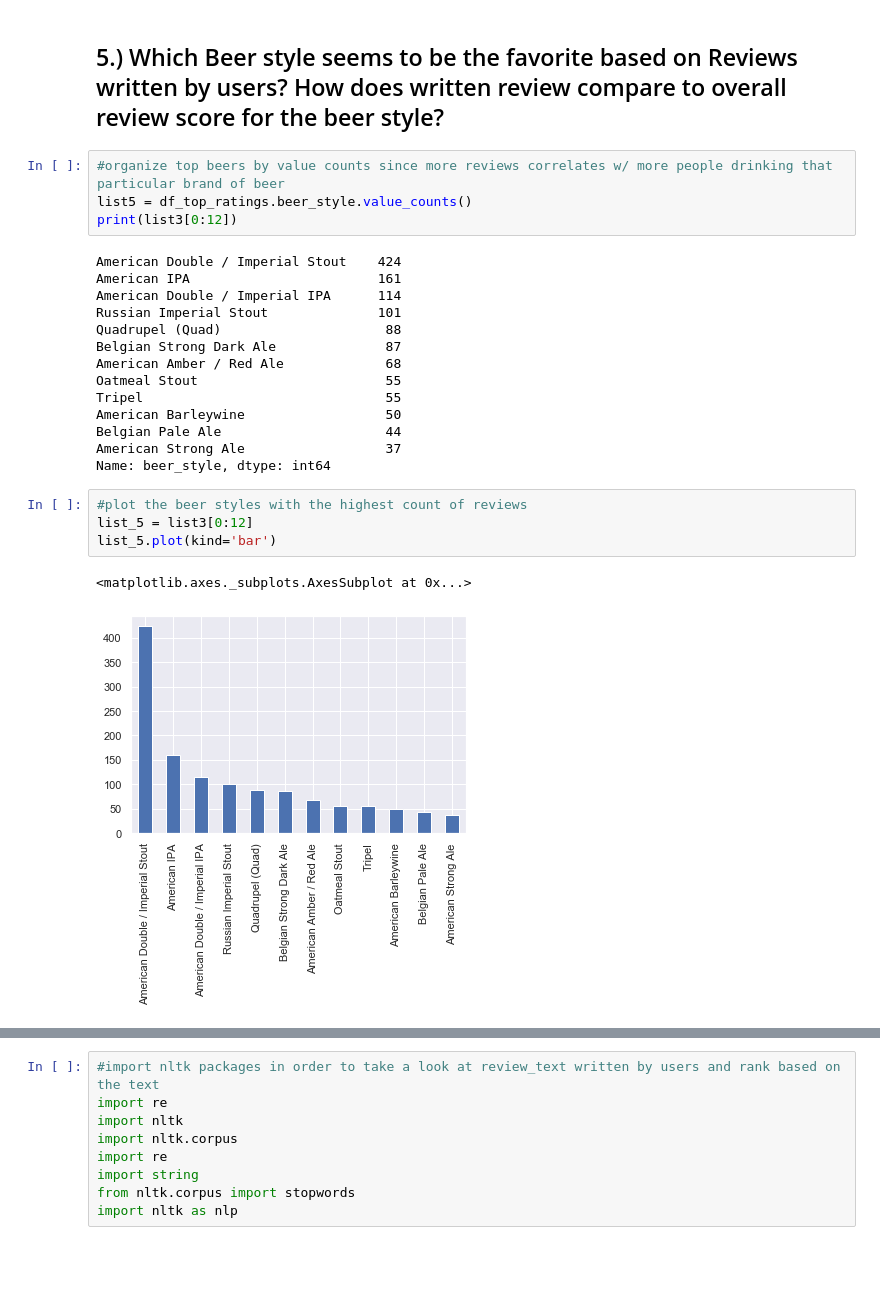
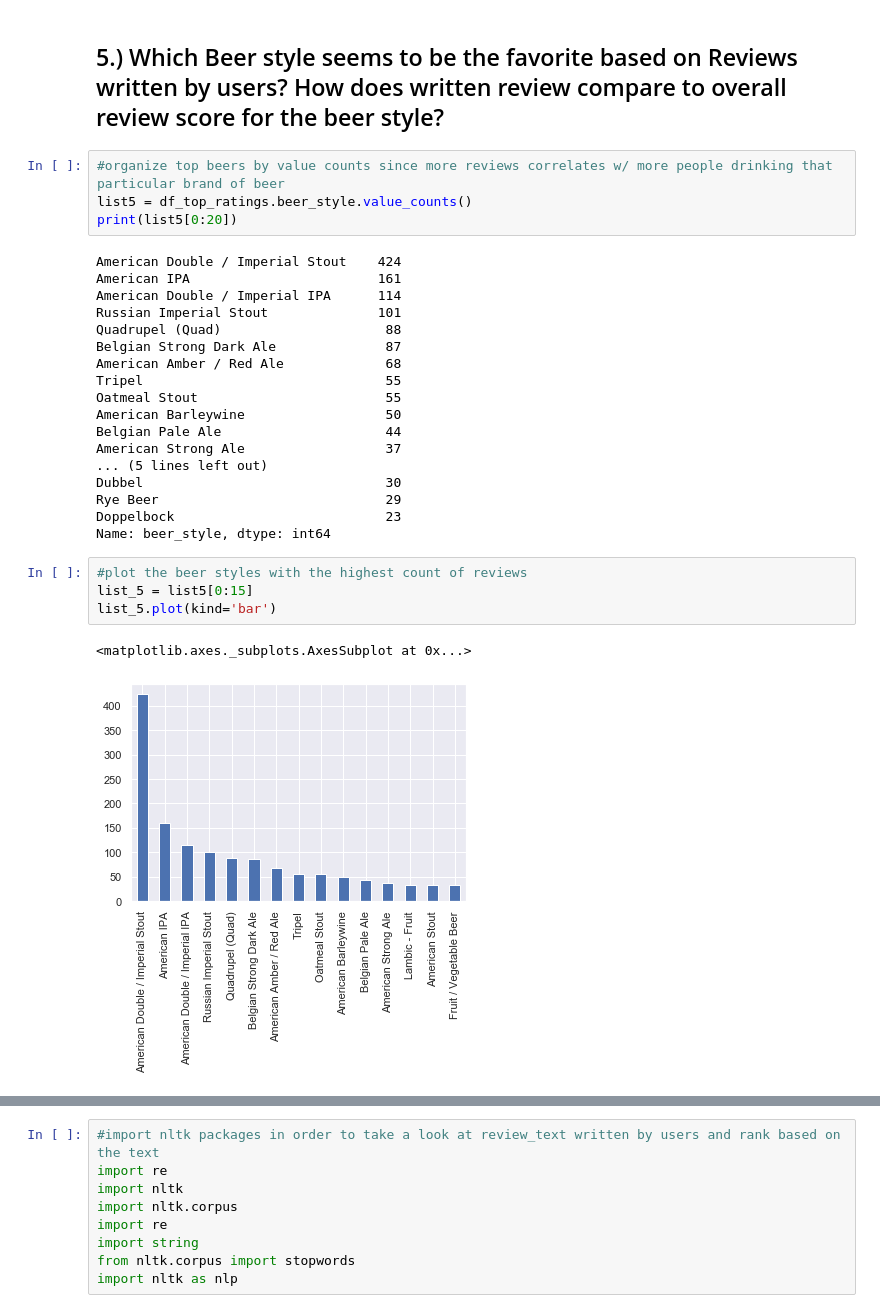
Before and after one commit to rose620/beer_analysis, a Jupyter notebook: Beer_Analysis.ipynb, the cells around one changed output, grey strips where cells are left out. Cells and saved outputs as stored; diff of their text form; blank space fills up the shorter version.

```diff
--- a/Beer_Analysis.ipynb
+++ b/Beer_Analysis.ipynb
@@ -538,7 +493,7 @@ array(["Samuel Smith's Oatmeal Stout", 'Scotch Ale', 'Moosehead Lager',
 # %%
 #organize top beers by value counts since more reviews correlates w/ more people drinking that particular brand of beer
 list5 = df_top_ratings.beer_style.value_counts()
-print(list3[0:12])
+print(list5[0:20])
 # %% [output]
 American Double / Imperial Stout    424
 American IPA                        161
@@ -547,18 +502,22 @@ Russian Imperial Stout              101
 Quadrupel (Quad)                     88
 Belgian Strong Dark Ale              87
 American Amber / Red Ale             68
+Tripel                               55
 Oatmeal Stout                        55
-Tripel                               55
 American Barleywine                  50
 Belgian Pale Ale                     44
 American Strong Ale                  37
+... (5 lines left out)
+Dubbel                               30
+Rye Beer                             29
+Doppelbock                           23
 Name: beer_style, dtype: int64
 # %%
 #plot the beer styles with the highest count of reviews
-list_5 = list3[0:12]
+list_5 = list5[0:15]
 list_5.plot(kind='bar')
 # %% [output]
 <matplotlib.axes._subplots.AxesSubplot at 0x...>
-[figure, old version]
+[figure, new version]
 # %%
 #sort unique values to in order to choose top ten beers by beer style
```
Also changed, not shown: parts of 18 cells of this notebook.
